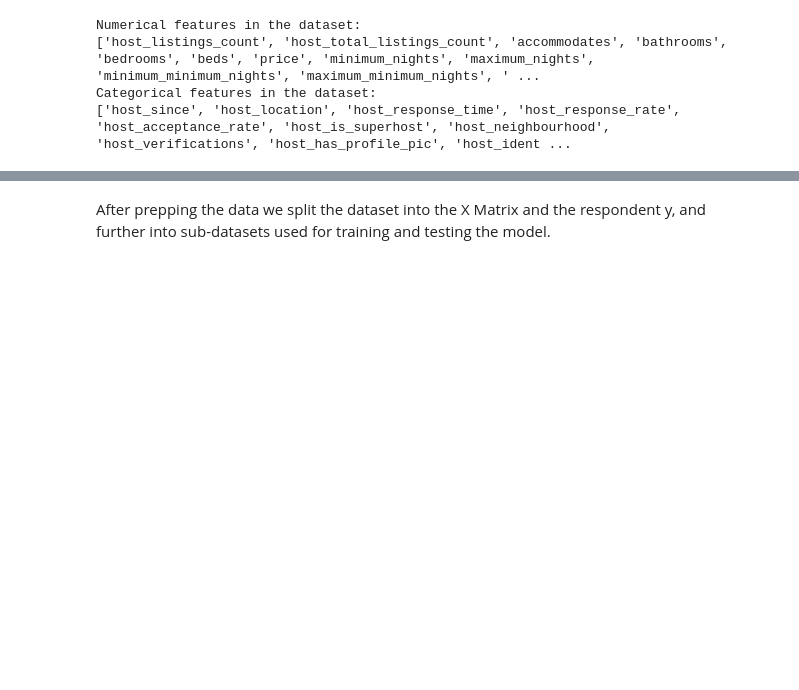
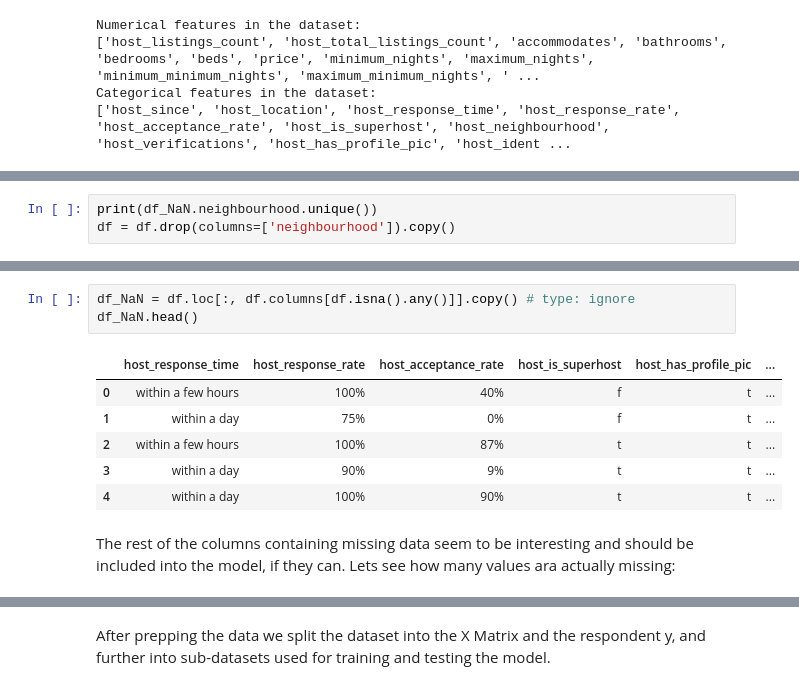
Before and after one commit to Daniel-Hutcheson/airbnb_berlin, a Jupyter notebook: prediction_model.ipynb, the cells around one changed output, grey strips where cells are left out. Saved outputs shown, nothing was run; the diff lists cells and outputs as text; blank space fills up the shorter version.

```diff
--- a/prediction_model.ipynb
+++ b/prediction_model.ipynb
@@ -50,0 +165,3 @@ Categorical features in the dataset:
+# %%
+print(df_NaN.neighbourhood.unique())
+df = df.drop(columns=['neighbourhood']).copy()
@@ -50,0 +186,12 @@ Categorical features in the dataset:
+# %%
+df_NaN = df.loc[:, df.columns[df.isna().any()]].copy() # type: ignore
+df_NaN.head()
+# %% [output]
+|  | host_response_time | host_response_rate | host_acceptance_rate | host_is_superhost | host_has_profile_pic | ... |
+| 0 | within a few hours | 100% | 40% | f | t | ... |
+| 1 | within a day | 75% | 0% | f | t | ... |
+| 2 | within a few hours | 100% | 87% | t | t | ... |
+| 3 | within a day | 90% | 9% | t | t | ... |
+| 4 | within a day | 100% | 90% | t | t | ... |
+# %% [markdown]
+The rest of the columns containing missing data seem to be interesting and should be included into the model, if they can. Lets see how many values ara actually missing:
```
Also changed, not shown: parts of 45 cells of this notebook.
